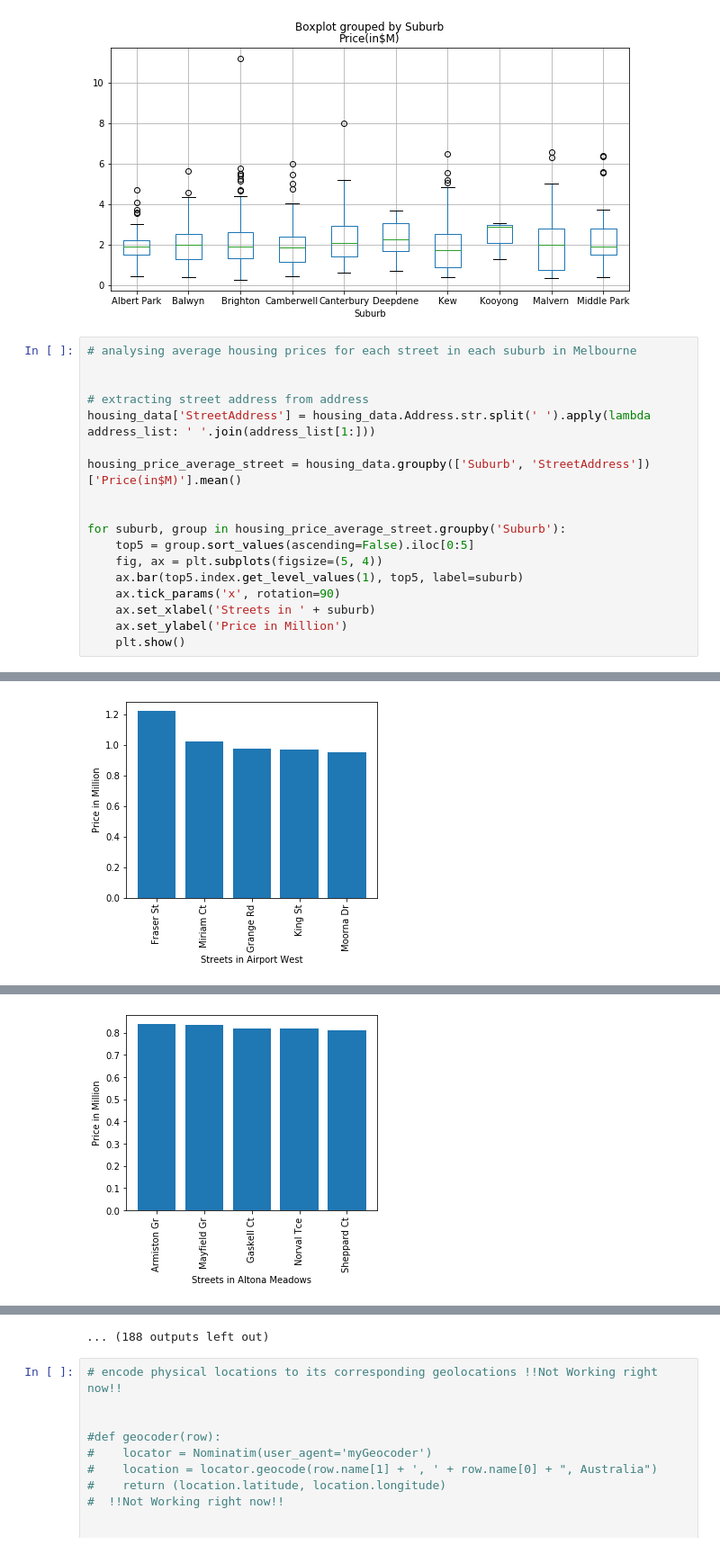
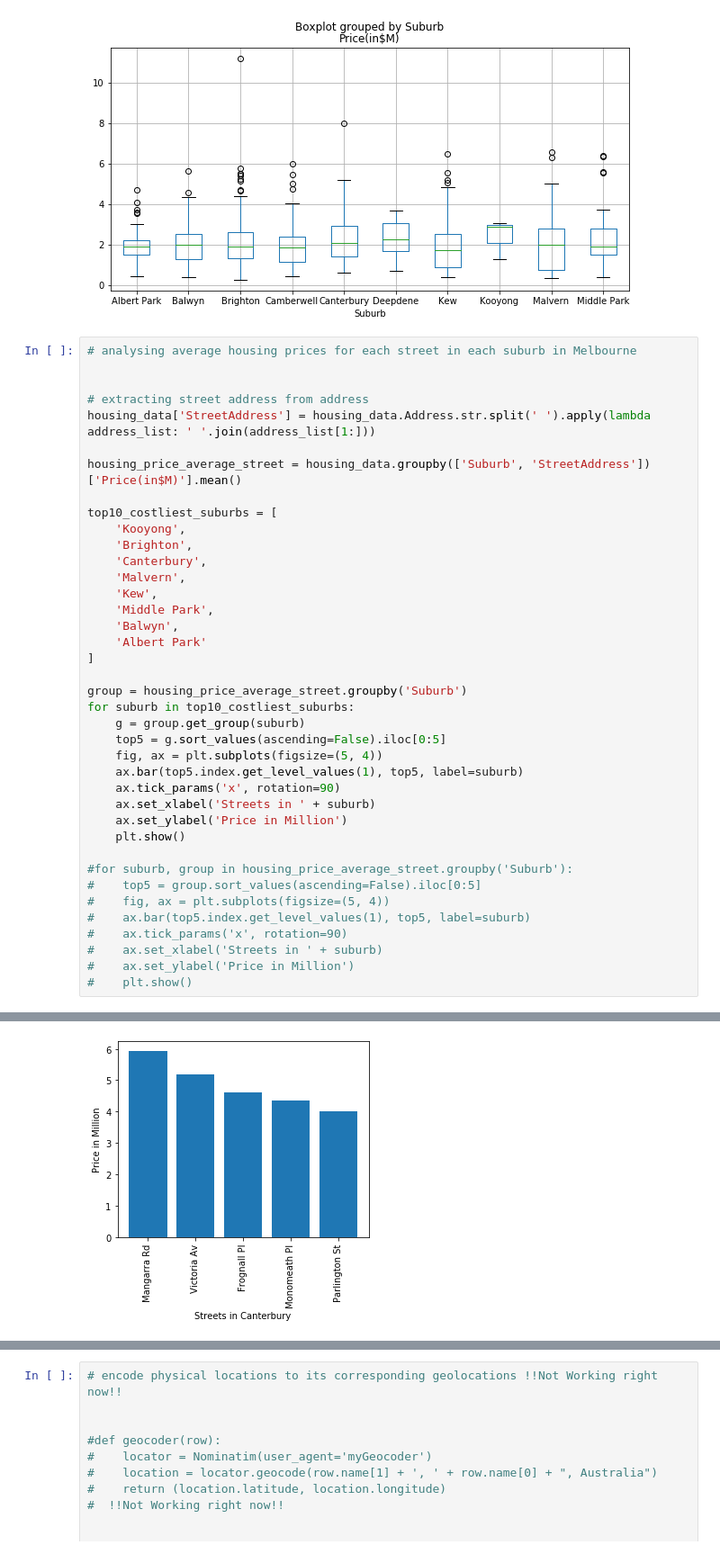
Before and after one commit to PatelKeviin/Coursera_Capstone, a Jupyter notebook: Coursera_Project_Notebook.ipynb, the cells around one changed output, grey strips where cells are left out. Shown at 90% size. Drawn from its saved outputs; the diff is of its cells as text.

```diff
--- a/Coursera_Project_Notebook.ipynb
+++ b/Coursera_Project_Notebook.ipynb
@@ -97,13 +97,34 @@ housing_data['StreetAddress'] = housing_data.Address.str.split(' ').apply(lambda
 
 housing_price_average_street = housing_data.groupby(['Suburb', 'StreetAddress'])['Price(in$M)'].mean()
 
+top10_costliest_suburbs = [
+    'Kooyong',
+    'Brighton',
+    'Canterbury',
+    'Malvern',
+    'Kew',
+    'Middle Park',
+    'Balwyn',
+    'Albert Park'
+]
 
-for suburb, group in housing_price_average_street.groupby('Suburb'):
-    top5 = group.sort_values(ascending=False).iloc[0:5]
+group = housing_price_average_street.groupby('Suburb')
+for suburb in top10_costliest_suburbs:
+    g = group.get_group(suburb)
+    top5 = g.sort_values(ascending=False).iloc[0:5]
     fig, ax = plt.subplots(figsize=(5, 4))
     ax.bar(top5.index.get_level_values(1), top5, label=suburb)
     ax.tick_params('x', rotation=90)
     ax.set_xlabel('Streets in ' + suburb)
     ax.set_ylabel('Price in Million')
     plt.show()
+
+#for suburb, group in housing_price_average_street.groupby('Suburb'):
+#    top5 = group.sort_values(ascending=False).iloc[0:5]
+#    fig, ax = plt.subplots(figsize=(5, 4))
+#    ax.bar(top5.index.get_level_values(1), top5, label=suburb)
+#    ax.tick_params('x', rotation=90)
+#    ax.set_xlabel('Streets in ' + suburb)
+#    ax.set_ylabel('Price in Million')
+#    plt.show()
 # %% [output]
@@ -112 +133 @@ for suburb, group in housing_price_average_street.groupby('Suburb'):
-[figure, old version]
+[figure, new version]
@@ -118 +138,0 @@ for suburb, group in housing_price_average_street.groupby('Suburb'):
-[figure, removed]
@@ -122,4 +139,3 @@ for suburb, group in housing_price_average_street.groupby('Suburb'):
-... (188 outputs left out)
 # %%
 # encode physical locations to its corresponding geolocations !!Not Working right now!!
 
```
Also changed, not shown: parts of 1 cell of this notebook, 1 other file.
